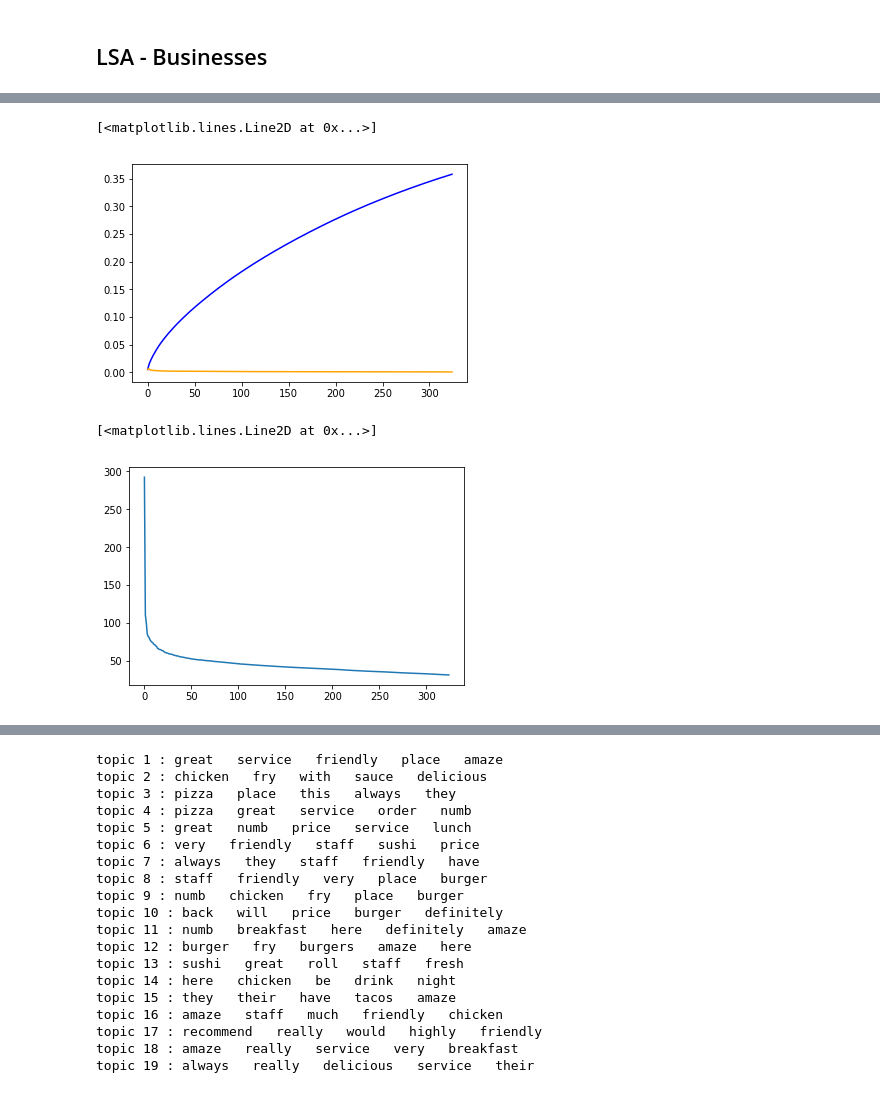
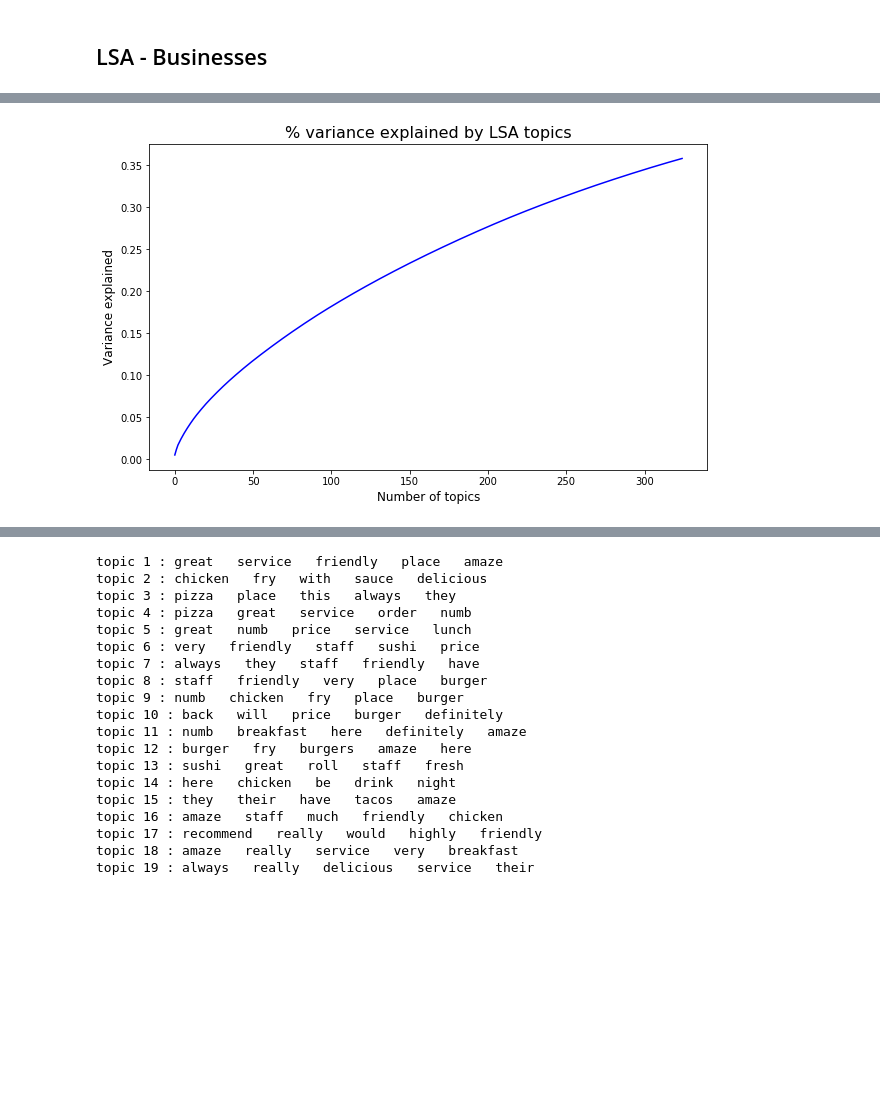
Before and after one commit to gd32/yelp_topic_modeling, a Jupyter notebook: notebooks/03_Vectorization_and_Topic_Modeling.ipynb, the cells around one changed output, grey strips where cells are left out. Drawn from its saved outputs; the diff is of its cells as text; code cells hidden in the pictures; blank space fills up the shorter version.

```diff
--- a/notebooks/03_Vectorization_and_Topic_Modeling.ipynb
+++ b/notebooks/03_Vectorization_and_Topic_Modeling.ipynb
@@ -76,12 +78,10 @@ Wall time: 7min 44s
-# %%
-plt.plot(range(325), np.cumsum(lsa_model_bs.explained_variance_ratio_), color='blue', label='Cumulative % variance')
-plt.plot(range(325), lsa_model_bs.explained_variance_ratio_, color='orange', label='% variance explained')
-# %% [output]
-[<matplotlib.lines.Line2D at 0x...>]
-[figure, removed]
-# %%
-plt.plot(range(325), lsa_model_bs.singular_values_)
-# %% [output]
-[<matplotlib.lines.Line2D at 0x...>]
-[figure, removed]
+# %%
+plt.figure(figsize=(10, 6))
+plt.plot(range(325), np.cumsum(lsa_model_bs.explained_variance_ratio_), color='blue')
+plt.title('% variance explained by LSA topics', size=16)
+plt.xlabel('Number of topics', size=12)
+plt.ylabel('Variance explained', size=12)
+plt.savefig('../visuals/LSA_bus_var.png')
+# %% [output]
+[figure, added]
 # %% [markdown]
```
Also changed, not shown: parts of 23 cells of this notebook, 12 other files.
